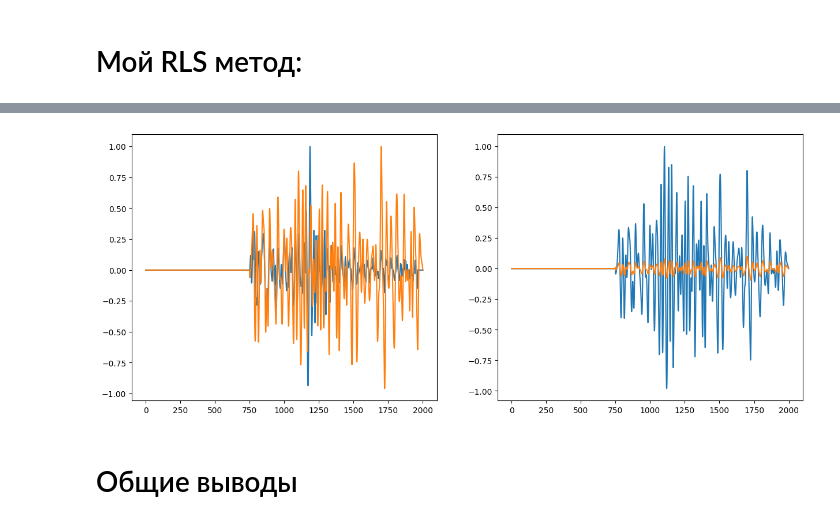
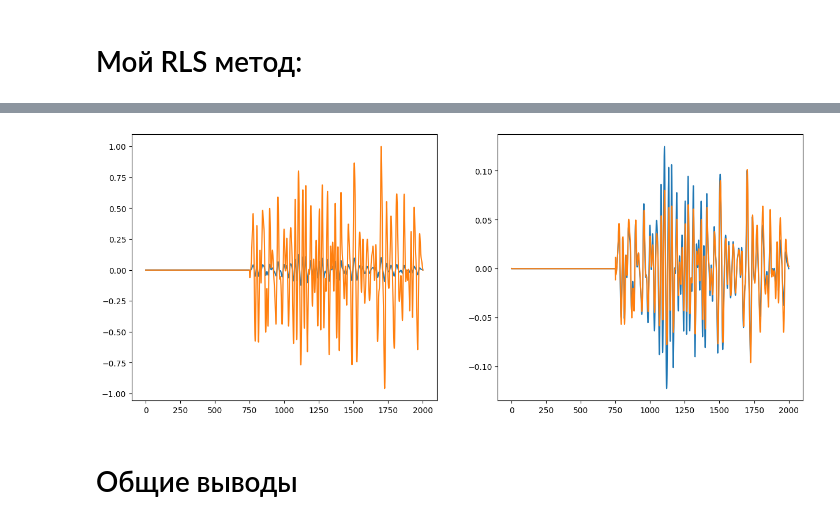
Before and after one commit to dd114/Adaptive-filter-1, a Jupyter notebook: Real-signals 2.ipynb, the cells around one changed output, grey strips where cells are left out. Saved outputs shown, nothing was run; the diff lists cells and outputs as text; code cells hidden in the pictures.

```diff
--- a/Real-signals 2.ipynb
+++ b/Real-signals 2.ipynb
@@ -15,3 +15,6 @@ gather = np.load("GATHER.NPY")
 print(model.shape, model_agc.shape, gather.shape)
 # %% [output]
 (96, 2001) (96, 2001) (96, 2001)
+# %%
+x_max_gather = np.abs(gather).max(axis=1)
+print(x_max_gather, x_max_gather.shape)
@@ -18,14 +42,23 @@ print(model.shape, model_agc.shape, gather.shape)
 # %%
+def normalize_noise(x, gather):
+    # print(x.max(axis=1))
+    x_mean = x.mean(axis=1)
+    x_max_gather = np.abs(gather).max(axis=1)
+    for i in range(x.shape[0]):
+        x[i] -= x_mean[i]
+        x[i] /= x_max_gather[i]
+    return x
+
 def normalize(x):
     # print(x.max(axis=1))
     x_mean = x.mean(axis=1)
-    x_max = x.max(axis=1)
+    x_max = np.abs(x).max(axis=1)
     for i in range(x.shape[0]):
         x[i] -= x_mean[i]
         x[i] /= x_max[i]
     return x
 # %%
-model = normalize(model)
+model = normalize_noise(model, gather)
 model_agc = normalize(model_agc)
 gather = normalize(gather)
 # %%
@@ -188,18 +222,18 @@ MAE = 3.687e-02
 # %%
 plt.figure(figsize=(15, 6))
 
 plt.subplot(1, 2, 1)
-plt.plot(gather[number_trace])
+plt.plot(model[number_trace])
 plt.plot(model_agc[number_trace])
 
 plt.subplot(1, 2, 2)
 plt.plot(model[number_trace])
 plt.plot(approx_real_signal_1d_rls[number_trace])
 
 
 plt.show()
 # %% [output]
-[figure, old version]
+[figure, new version]
 # %% [markdown]
 # Общие выводы
 # %%
```
Also changed, not shown: parts of 13 cells of this notebook.
